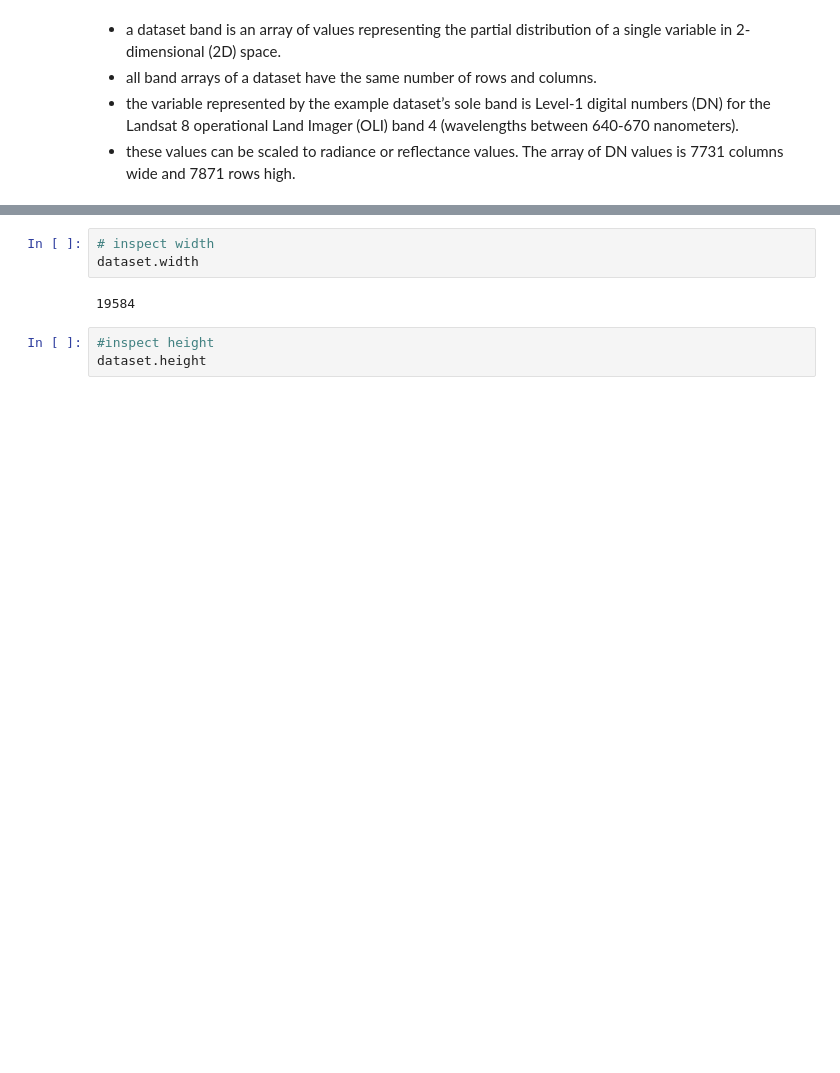
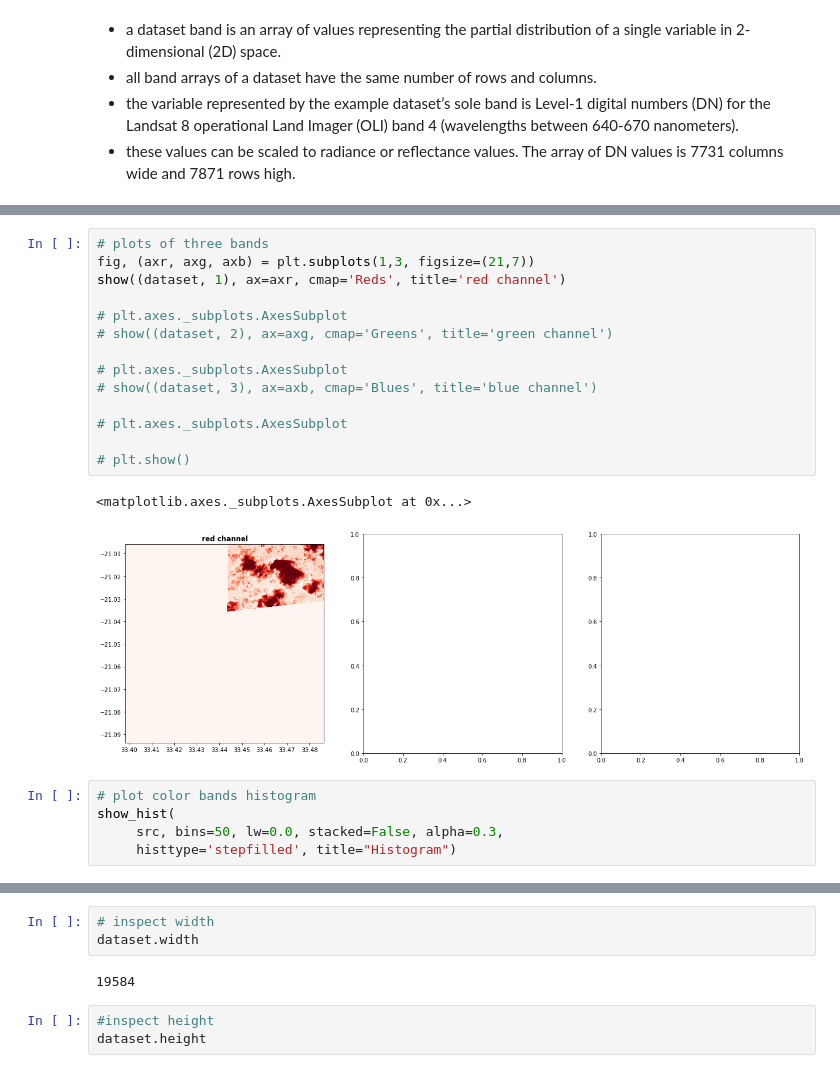
Before and after one commit to glmack/geo_mozambique, a Jupyter notebook: contributors/lee/1_data.ipynb, the cells around one changed output, grey strips where cells are left out. Cells and saved outputs as stored; diff of their text form; blank space fills up the shorter version.

```diff
--- a/contributors/lee/1_data.ipynb
+++ b/contributors/lee/1_data.ipynb
@@ -172,0 +127,22 @@ dataset = rio.open('https://opendata.digitalglobe.com/cyclone_idai/pre-event/201
+# %%
+# plots of three bands
+fig, (axr, axg, axb) = plt.subplots(1,3, figsize=(21,7))
+show((dataset, 1), ax=axr, cmap='Reds', title='red channel')
+
+# plt.axes._subplots.AxesSubplot
+# show((dataset, 2), ax=axg, cmap='Greens', title='green channel')
+
+# plt.axes._subplots.AxesSubplot
+# show((dataset, 3), ax=axb, cmap='Blues', title='blue channel')
+
+# plt.axes._subplots.AxesSubplot
+
+# plt.show()
+# %% [output]
+<matplotlib.axes._subplots.AxesSubplot at 0x...>
+[figure, added]
+# %%
+# plot color bands histogram
+show_hist(
+     src, bins=50, lw=0.0, stacked=False, alpha=0.3,
+     histtype='stepfilled', title="Histogram")
```
Also changed, not shown: parts of 24 cells of this notebook.
